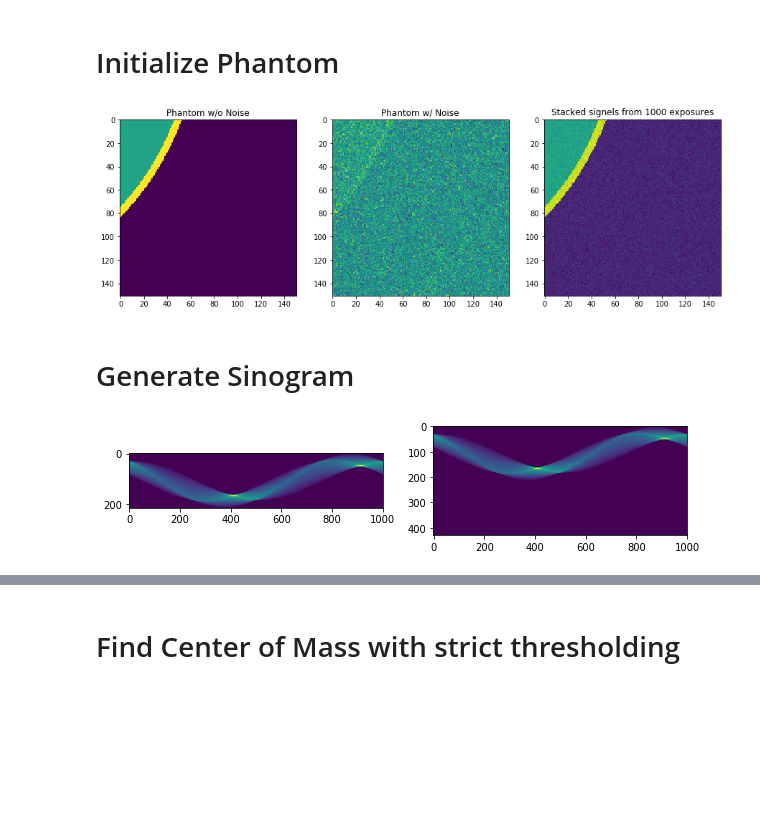
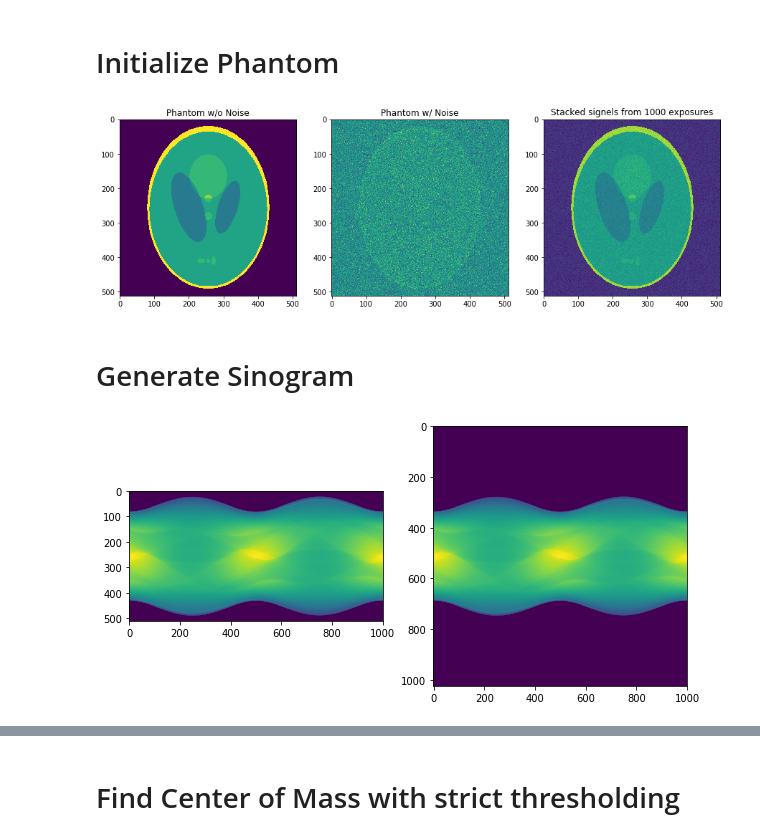
Before and after one commit to everettvacek/rotationCenter, a Jupyter notebook: rotationcenter.ipynb, the cells around one changed output, grey strips where cells are left out. Cells and saved outputs as stored; diff of their text form; code cells hidden in the pictures; blank space fills up the shorter version.

```diff
--- a/rotationcenter.ipynb
+++ b/rotationcenter.ipynb
@@ -35,7 +35,7 @@ def add_noise(array, mean, std, multiplier):
 # %%
 imshape = 512
 im = (imshape,imshape)
-offset = int(imshape/10)+100
+offset = 0#int(imshape/10)+300
 posa = int(imshape/2)-int(512/2)+offset
 posb = int(imshape/2)+int(512/2)+offset
 
@@ -71,22 +71,22 @@ plt.imshow(phantom_stack)
 plt.title('Stacked signels from ' + str(number_angles) + ' exposures')
 plt.show()
 # %% [output]
-[figure, old version]
+[figure, new version]
 # %% [markdown]
 # Generate Sinogram
 # %%
 #Generate sinogram
-Circle = False
+Circle = True
 theta = np.linspace(0., 360, number_angles, endpoint=False)
 sinogram = radon(phantom, theta=theta, circle=Circle)
 # %%
 #shift sinogram so rotation center is off of image center and add noise
 sinogram_shift_noiseless = np.zeros((sinogram.shape[0]*2,sinogram.shape[1]))
-sinogram_shift_noiseless[0:sinogram.shape[0],:] = sinogram
+sinogram_shift_noiseless[256:256+sinogram.shape[0],:] = sinogram
 
 plot((sinogram, sinogram_shift_noiseless))
 # %% [output]
-[figure, old version]
+[figure, new version]
 # %%
 # add noise
 sinogram_shift = add_noise(sinogram_shift_noiseless,np.mean(sinogram),np.std(sinogram), noise)
```
Also changed, not shown: parts of 7 cells of this notebook.
